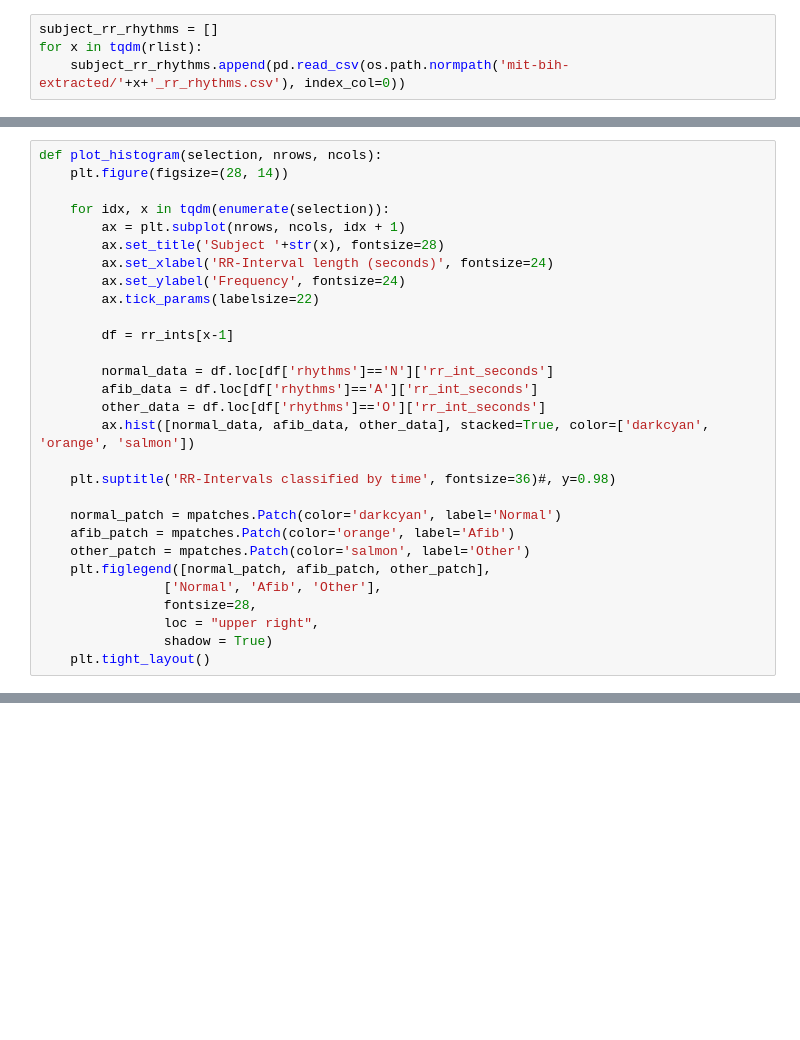
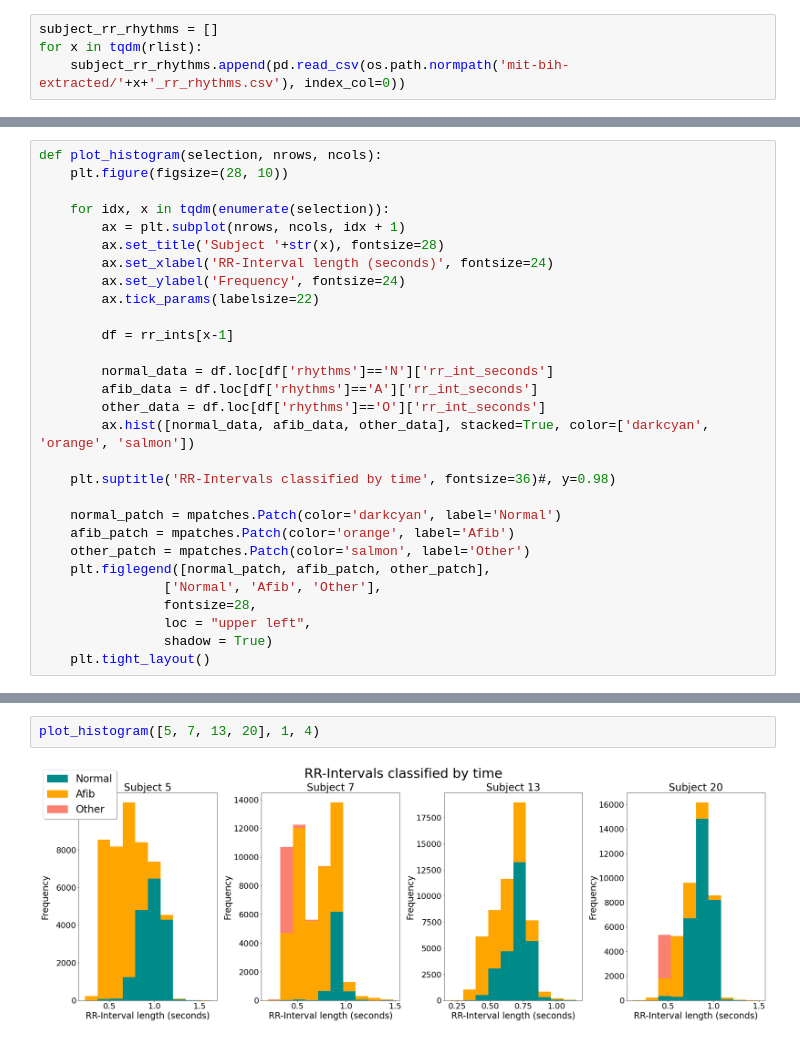
Before and after one commit to SVSM-AFib/2022-svsm-afib-group1, a Jupyter notebook: rr_histogram.ipynb, the cells around one changed output, grey strips where cells are left out. Cells and saved outputs as stored; diff of their text form; blank space fills up the shorter version.

Commit message:
updated paper histograms

```diff
--- a/rr_histogram.ipynb
+++ b/rr_histogram.ipynb
@@ -67,6 +49,6 @@ rr_ints[22].tail()
 # %%
 def plot_histogram(selection, nrows, ncols):
-    plt.figure(figsize=(28, 14))
+    plt.figure(figsize=(28, 10))
 
     for idx, x in tqdm(enumerate(selection)):
         ax = plt.subplot(nrows, ncols, idx + 1)
@@ -90,6 +72,6 @@ def plot_histogram(selection, nrows, ncols):
     plt.figlegend([normal_patch, afib_patch, other_patch],
                 ['Normal', 'Afib', 'Other'],
                 fontsize=28,
-                loc = "upper right",
+                loc = "upper left",
                 shadow = True)
     plt.tight_layout()
@@ -105,0 +78,4 @@ plot_histogram([20, 23], 1, 2)
+# %%
+plot_histogram([5, 7, 13, 20], 1, 4)
+# %% [output]
+[figure, added]
```
Also changed, not shown: parts of 3 cells of this notebook, 2 other files.
